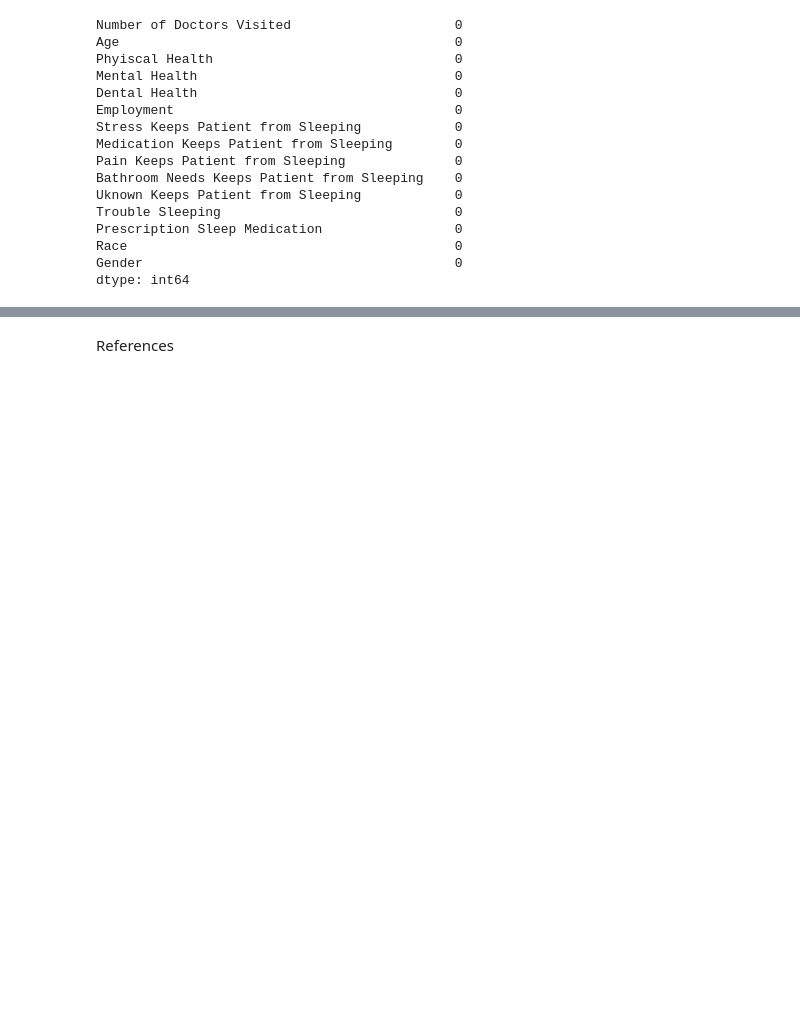
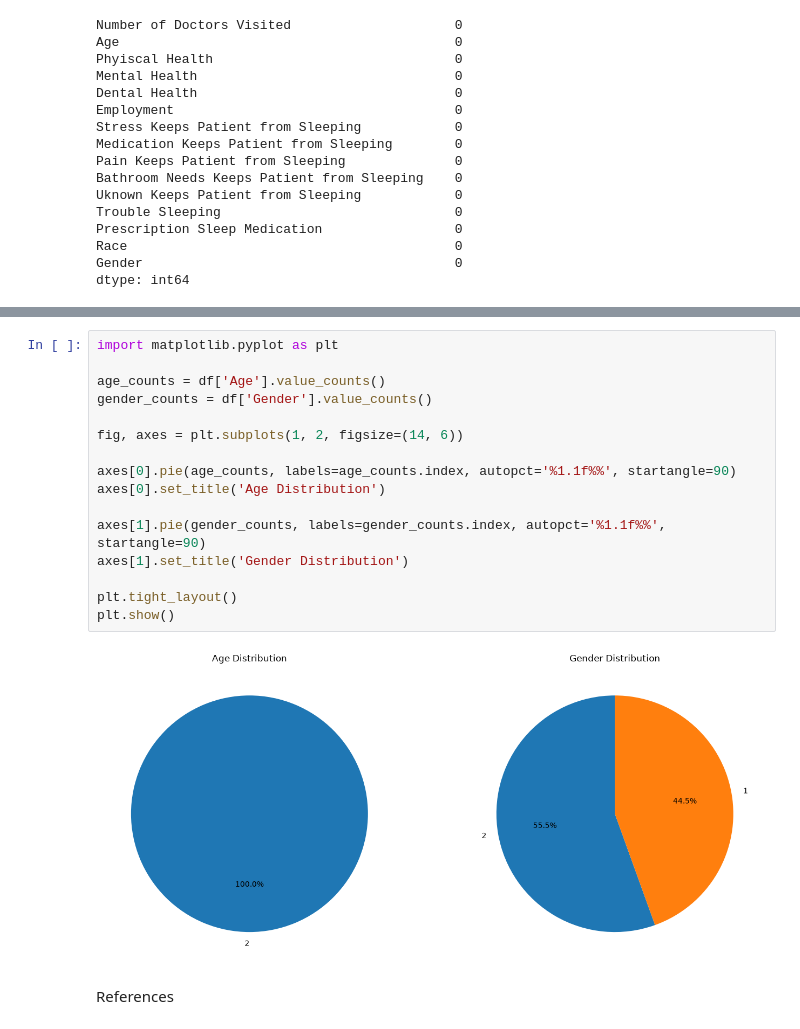
Before and after one commit to Badgirmaa/Machine-learning_CA1, a Jupyter notebook: 2026637_MachineLearning.ipynb, the cells around one changed output, grey strips where cells are left out. Drawn from its saved outputs; the diff is of its cells as text; blank space fills up the shorter version.

```diff
--- a/2026637_MachineLearning.ipynb
+++ b/2026637_MachineLearning.ipynb
@@ -89,3 +376,21 @@ dtype: int64
+# %%
+import matplotlib.pyplot as plt
+
+age_counts = df['Age'].value_counts()
+gender_counts = df['Gender'].value_counts()
+
+fig, axes = plt.subplots(1, 2, figsize=(14, 6))
+
+axes[0].pie(age_counts, labels=age_counts.index, autopct='%1.1f%%', startangle=90)
+axes[0].set_title('Age Distribution')
+
+axes[1].pie(gender_counts, labels=gender_counts.index, autopct='%1.1f%%', startangle=90)
+axes[1].set_title('Gender Distribution')
+
+plt.tight_layout()
+plt.show()
+# %% [output]
+[figure, added]
 # %% [markdown]
 References
 # %% [markdown]
```
Also changed, not shown: parts of 19 cells of this notebook.
